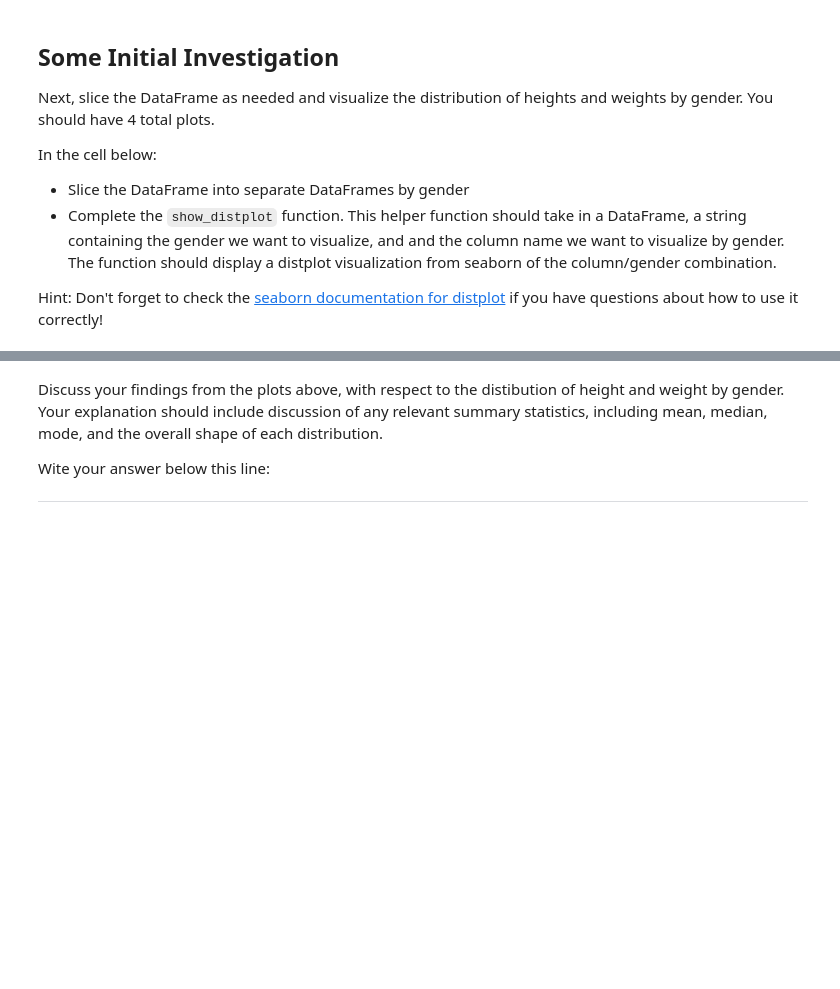
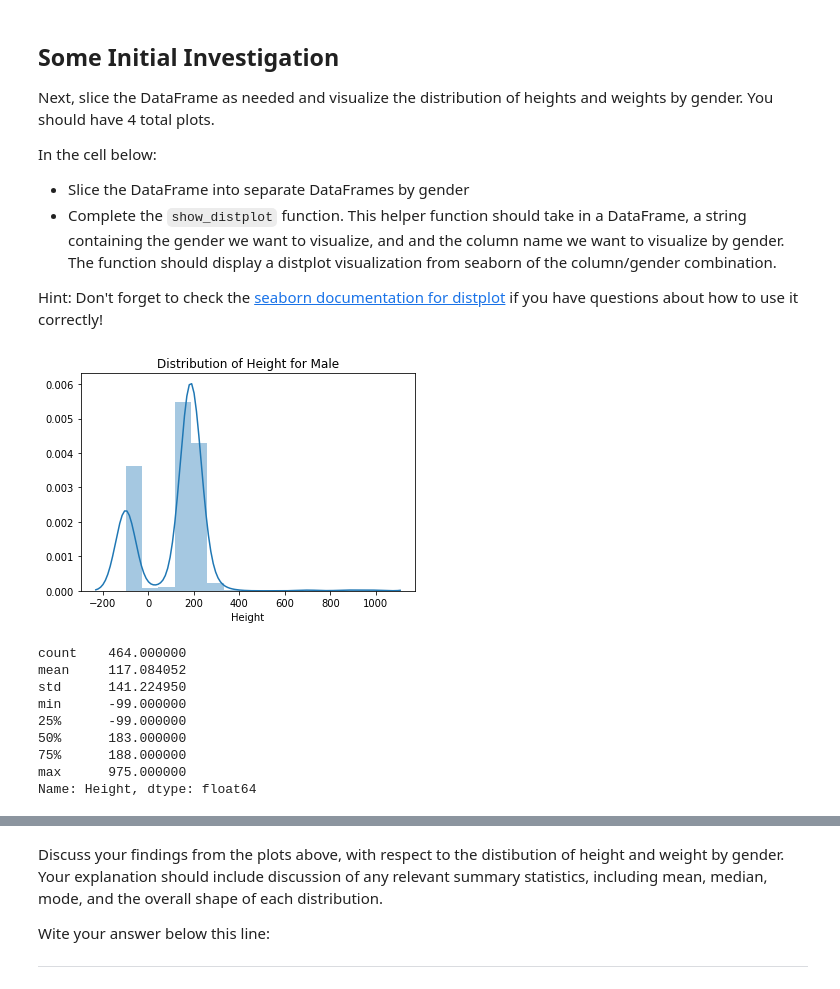
Before and after one commit to akelly66/Flatiron-School, a Jupyter notebook: Mod01/Section04/dsc-1-04-13-project-data-cleaning-online-ds-pt-041519/index.ipynb, the cells around one changed output, grey strips where cells are left out. Drawn from its saved outputs; the diff is of its cells as text; code cells hidden in the pictures; blank space fills up the shorter version.

```diff
--- a/Mod01/Section04/dsc-1-04-13-project-data-cleaning-online-ds-pt-041519/index.ipynb
+++ b/Mod01/Section04/dsc-1-04-13-project-data-cleaning-online-ds-pt-041519/index.ipynb
@@ -196,0 +218,21 @@ def show_distplot(dataframe, gender, column_name):
+# %%
+import seaborn as sns
+
+def show_distplot(dataframe, gender, column_name):
+    sns.distplot(dataframe[column_name], hist=True)
+    plt.title(f'Distribution of {column_name} for {gender}')
+    plt.show()
+# %%
+show_distplot(male_heroes, 'Male', 'Height')# Male Height
+print(male_heroes['Height'].describe())
+# %% [output]
+[figure, added]
+count    464.000000
+mean     117.084052
+std      141.224950
+min      -99.000000
+25%      -99.000000
+50%      183.000000
+75%      188.000000
+max      975.000000
+Name: Height, dtype: float64
```
Also changed, not shown: parts of 28 cells of this notebook.
